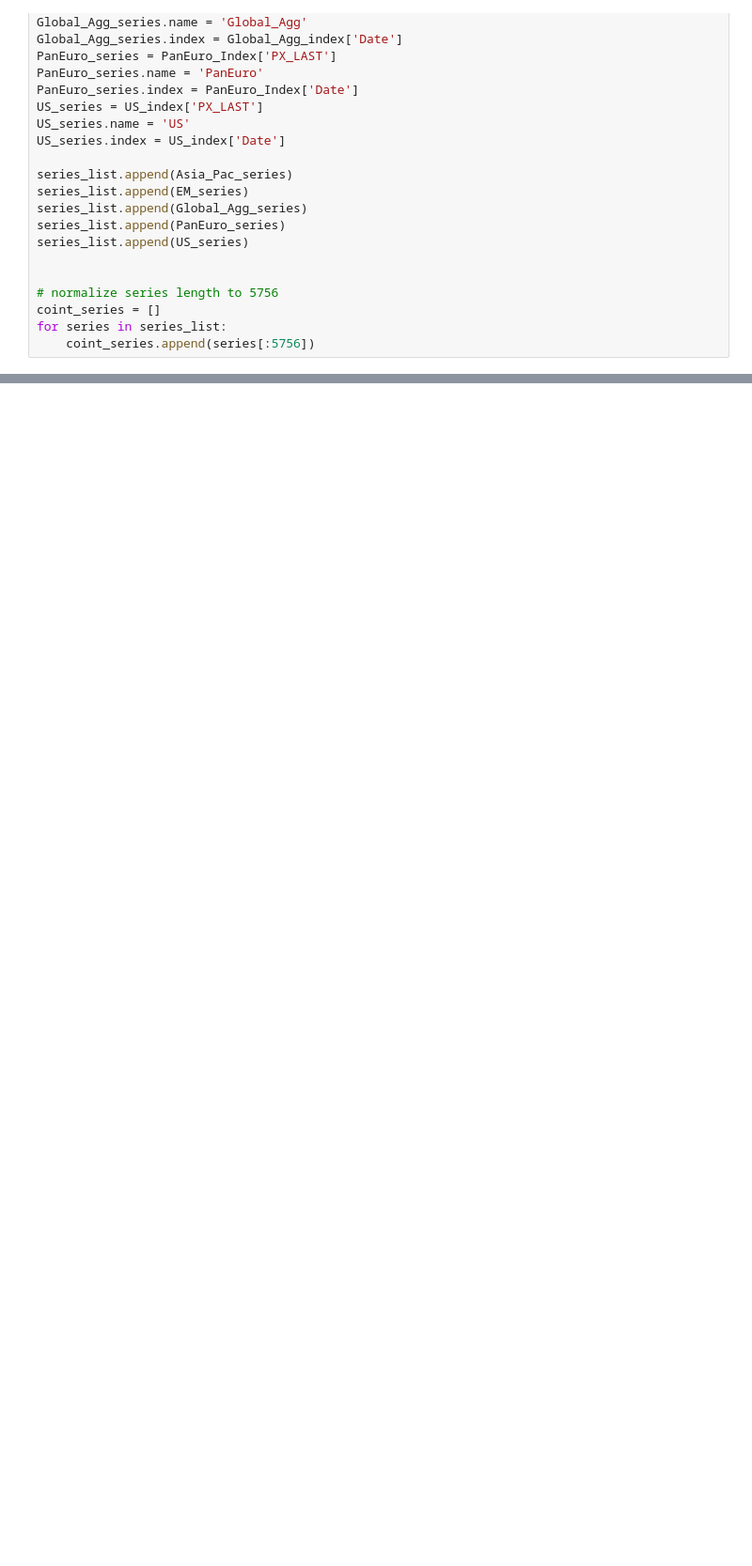
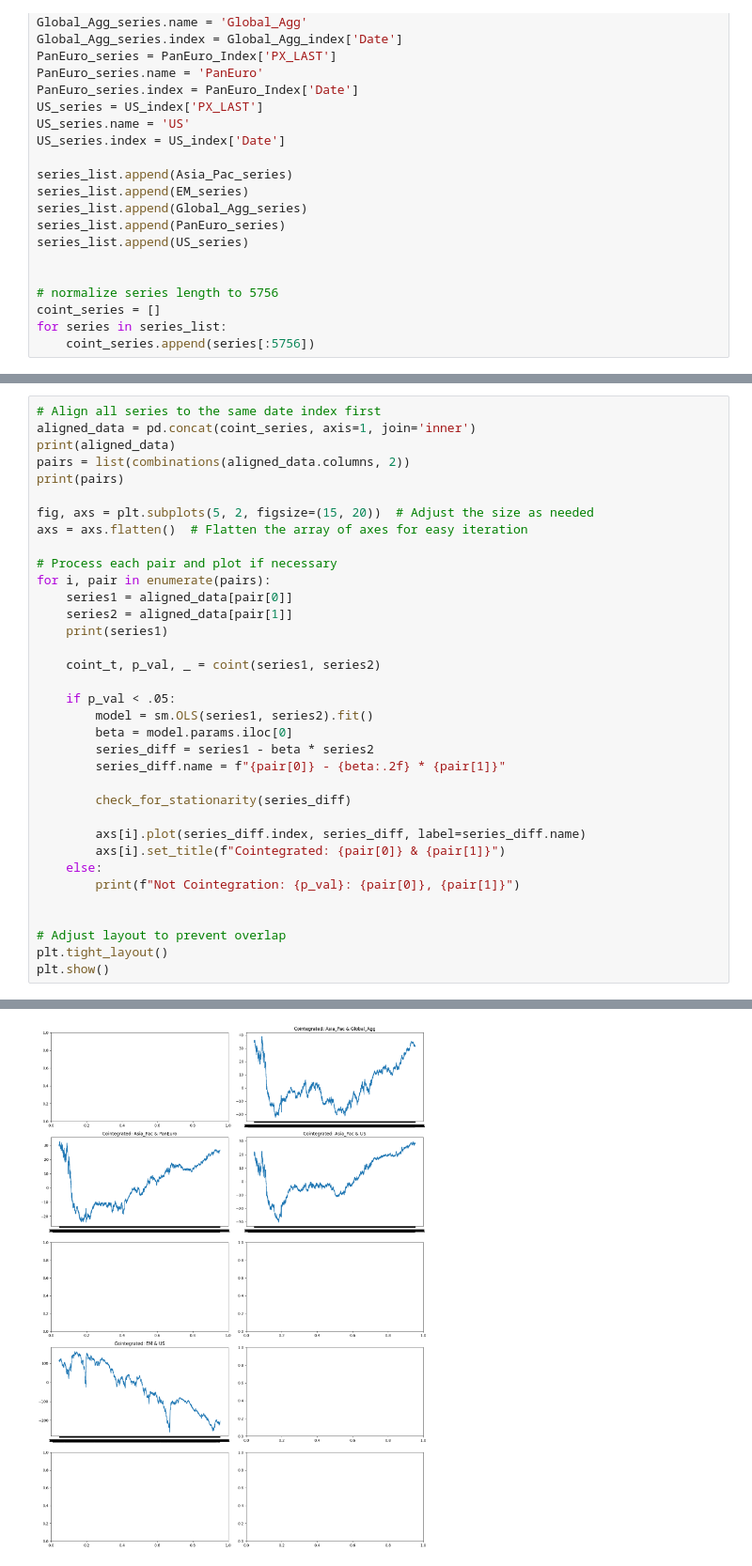
Before and after one commit to ThGreatExplorer/DRP_Statistical_Arbitrage, a Jupyter notebook: Linear_Reg_Coint.ipynb, the cells around one changed output, grey strips where cells are left out. Shown at 94% size. Cells and saved outputs as stored; diff of their text form; blank space fills up the shorter version.

```diff
--- a/Linear_Reg_Coint.ipynb
+++ b/Linear_Reg_Coint.ipynb
@@ -145,0 +99,36 @@ MissingDataError: exog contains inf or nans
+# %%
+# Align all series to the same date index first
+aligned_data = pd.concat(coint_series, axis=1, join='inner')
+print(aligned_data)
+pairs = list(combinations(aligned_data.columns, 2))
+print(pairs)
+
+fig, axs = plt.subplots(5, 2, figsize=(15, 20))  # Adjust the size as needed
+axs = axs.flatten()  # Flatten the array of axes for easy iteration
+
+# Process each pair and plot if necessary
+for i, pair in enumerate(pairs):
+    series1 = aligned_data[pair[0]]
+    series2 = aligned_data[pair[1]]
+    print(series1)
+
+    coint_t, p_val, _ = coint(series1, series2)
+
+    if p_val < .05:
+        model = sm.OLS(series1, series2).fit()
+        beta = model.params.iloc[0]
+        series_diff = series1 - beta * series2
+        series_diff.name = f"{pair[0]} - {beta:.2f} * {pair[1]}"
+
+        check_for_stationarity(series_diff)
+
+        axs[i].plot(series_diff.index, series_diff, label=series_diff.name)
+        axs[i].set_title(f"Cointegrated: {pair[0]} & {pair[1]}")
+    else:
+        print(f"Not Cointegration: {p_val}: {pair[0]}, {pair[1]}")
+
+
+# Adjust layout to prevent overlap
+plt.tight_layout()
+plt.show()
+# %% [output]
@@ -145,0 +152 @@ MissingDataError: exog contains inf or nans
+[figure, added]
```
Also changed, not shown: parts of 3 cells of this notebook, 10 other files.
